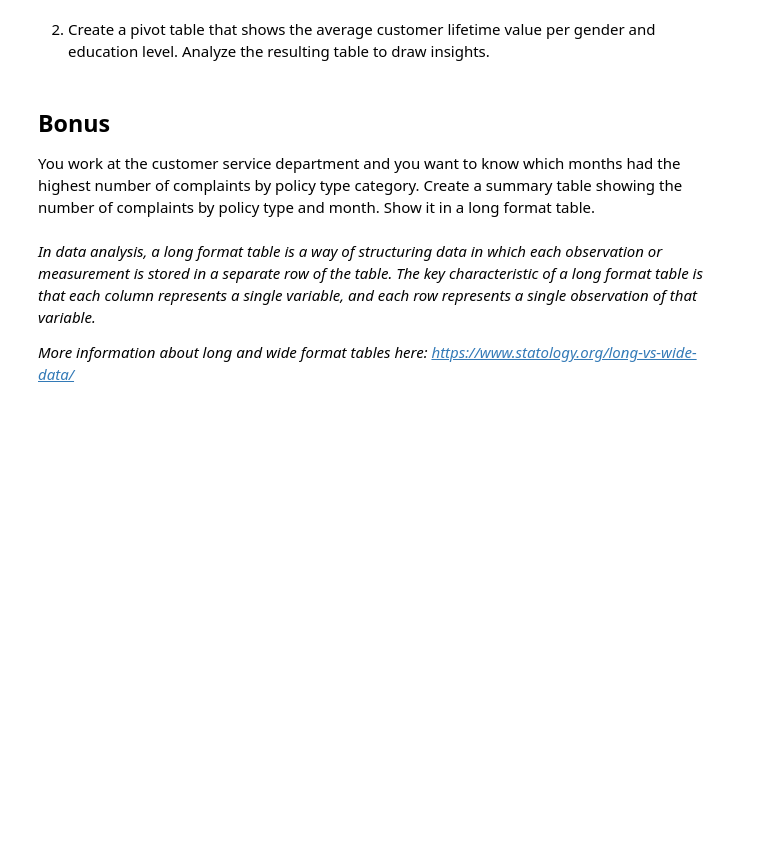
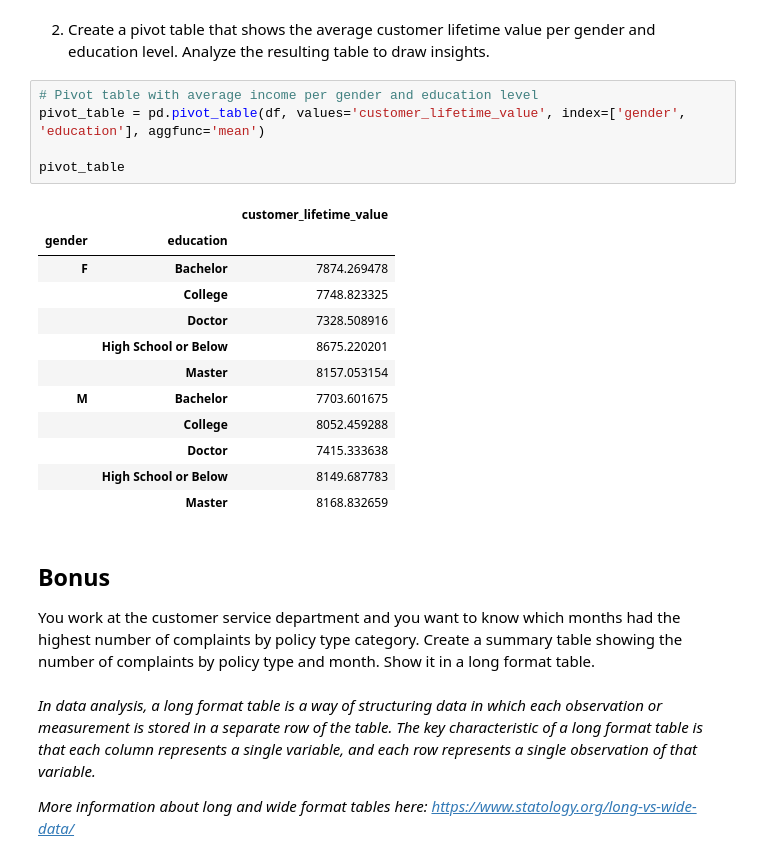
Before and after one commit to Mike578/lab-dw-data-structuring-and-combining, a Jupyter notebook: [LAB]_W2_Day_3_lab_dw_data_structuring_and_combining.ipynb, the cells around one changed output. Saved outputs shown, nothing was run; the diff lists cells and outputs as text; blank space fills up the shorter version.

```diff
--- a/[LAB]_W2_Day_3_lab_dw_data_structuring_and_combining.ipynb
+++ b/[LAB]_W2_Day_3_lab_dw_data_structuring_and_combining.ipynb
@@ -155,5 +207,23 @@ Round the total revenue to 2 decimal points.  Analyze the resulting table to dra
 # %% [markdown]
 2. Create a pivot table that shows the average customer lifetime value per gender and education level. Analyze the resulting table to draw insights.
+# %%
+# Pivot table with average income per gender and education level
+pivot_table = pd.pivot_table(df, values='customer_lifetime_value', index=['gender', 'education'], aggfunc='mean')
+
+pivot_table
+# %% [output]
+|  |  | customer_lifetime_value |
+| gender | education |  |
+| F | Bachelor | 7874.269478 |
+|  | College | 7748.823325 |
+|  | Doctor | 7328.508916 |
+|  | High School or Below | 8675.220201 |
+|  | Master | 8157.053154 |
+| M | Bachelor | 7703.601675 |
+|  | College | 8052.459288 |
+|  | Doctor | 7415.333638 |
+|  | High School or Below | 8149.687783 |
+|  | Master | 8168.832659 |
 # %% [markdown]
 ## Bonus
 
```
Also changed, not shown: parts of 9 cells of this notebook.
